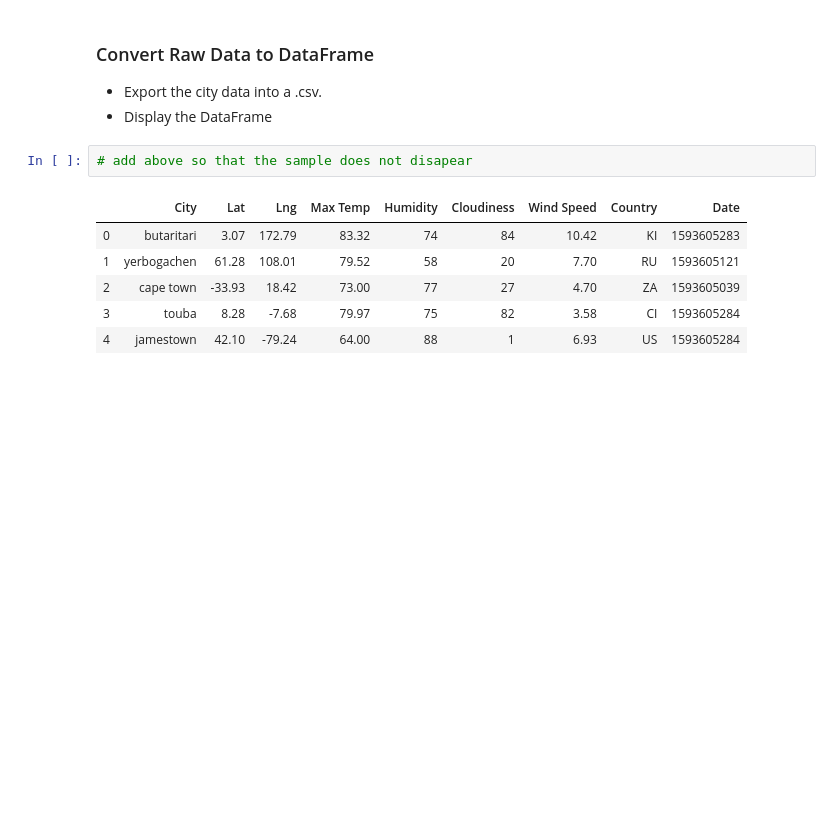
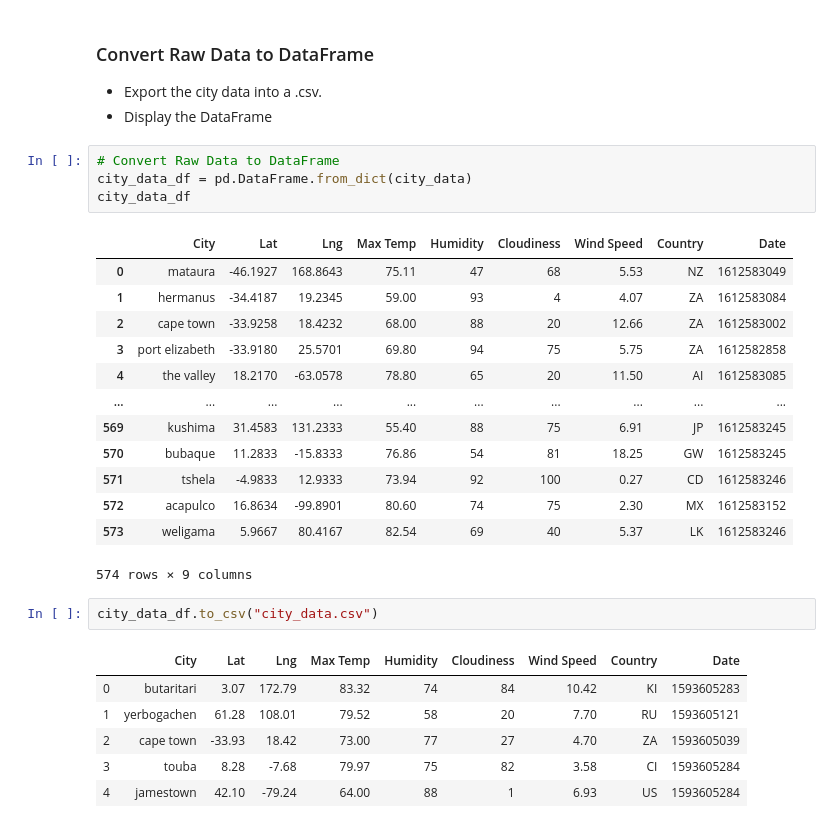
Before and after one commit to SandyGoodell/python-api-challenge, a Jupyter notebook: WeatherPy/WeatherPy.ipynb, the cells around one changed output. Saved outputs shown, nothing was run; the diff lists cells and outputs as text; blank space fills up the shorter version.

```diff
--- a/WeatherPy/WeatherPy.ipynb
+++ b/WeatherPy/WeatherPy.ipynb
@@ -153,8 +153,26 @@ city_weather
 ### Convert Raw Data to DataFrame
 * Export the city data into a .csv.
 * Display the DataFrame
-# %%
-# add above so that the sample does not disapear
+# %%
+# Convert Raw Data to DataFrame
+city_data_df = pd.DataFrame.from_dict(city_data)
+city_data_df
+# %% [output]
+|  | City | Lat | Lng | Max Temp | Humidity | Cloudiness | Wind Speed | Country | Date |
+| 0 | mataura | -46.1927 | 168.8643 | 75.11 | 47 | 68 | 5.53 | NZ | 1612583049 |
+| 1 | hermanus | -34.4187 | 19.2345 | 59.00 | 93 | 4 | 4.07 | ZA | 1612583084 |
+| 2 | cape town | -33.9258 | 18.4232 | 68.00 | 88 | 20 | 12.66 | ZA | 1612583002 |
+| 3 | port elizabeth | -33.9180 | 25.5701 | 69.80 | 94 | 75 | 5.75 | ZA | 1612582858 |
+| 4 | the valley | 18.2170 | -63.0578 | 78.80 | 65 | 20 | 11.50 | AI | 1612583085 |
+| ... | ... | ... | ... | ... | ... | ... | ... | ... | ... |
+| 569 | kushima | 31.4583 | 131.2333 | 55.40 | 88 | 75 | 6.91 | JP | 1612583245 |
+| 570 | bubaque | 11.2833 | -15.8333 | 76.86 | 54 | 81 | 18.25 | GW | 1612583245 |
+| 571 | tshela | -4.9833 | 12.9333 | 73.94 | 92 | 100 | 0.27 | CD | 1612583246 |
+| 572 | acapulco | 16.8634 | -99.8901 | 80.60 | 74 | 75 | 2.30 | MX | 1612583152 |
+| 573 | weligama | 5.9667 | 80.4167 | 82.54 | 69 | 40 | 5.37 | LK | 1612583246 |
+574 rows × 9 columns
+# %%
+city_data_df.to_csv("city_data.csv")
 # %%
 # %% [output]
 |  | City | Lat | Lng | Max Temp | Humidity | Cloudiness | Wind Speed | Country | Date |
```
Also changed, not shown: parts of 3 cells of this notebook, 1 other file.
